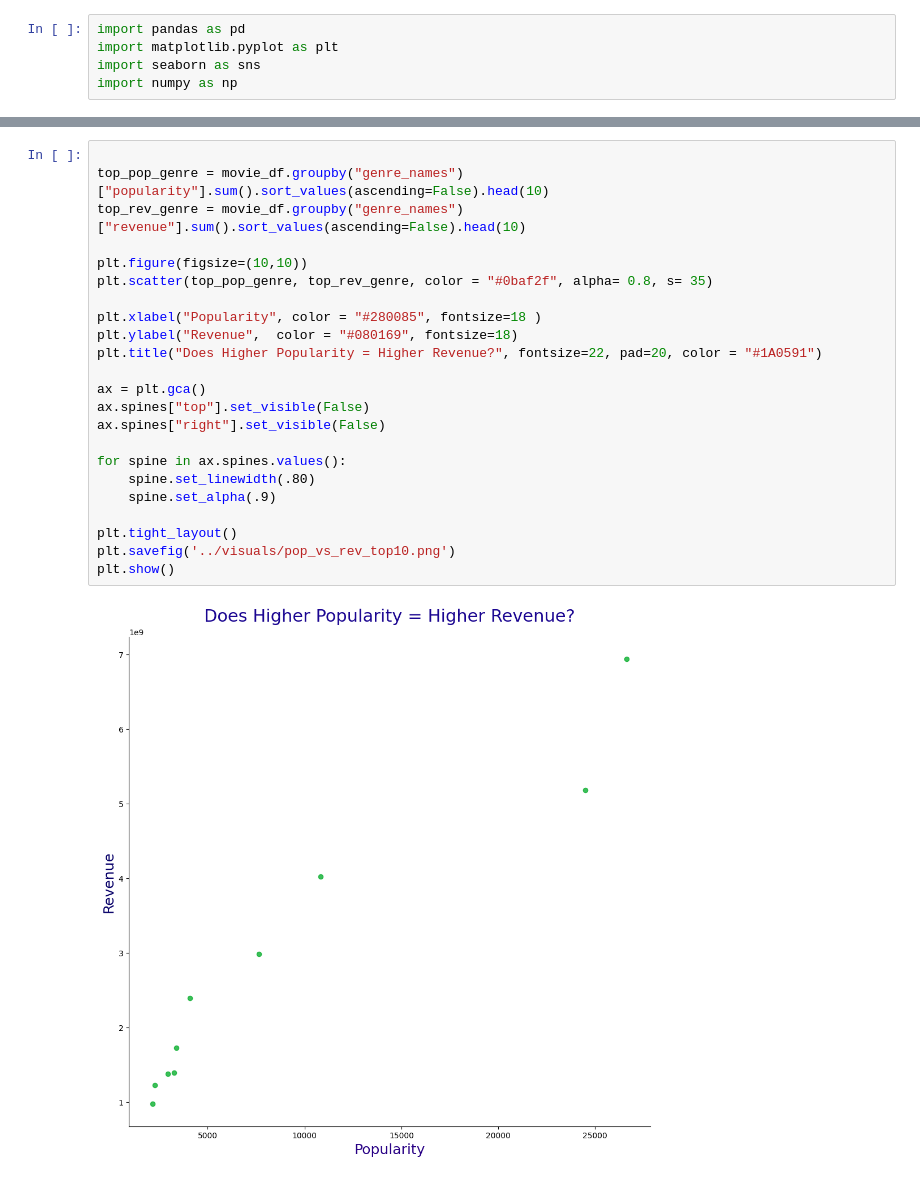
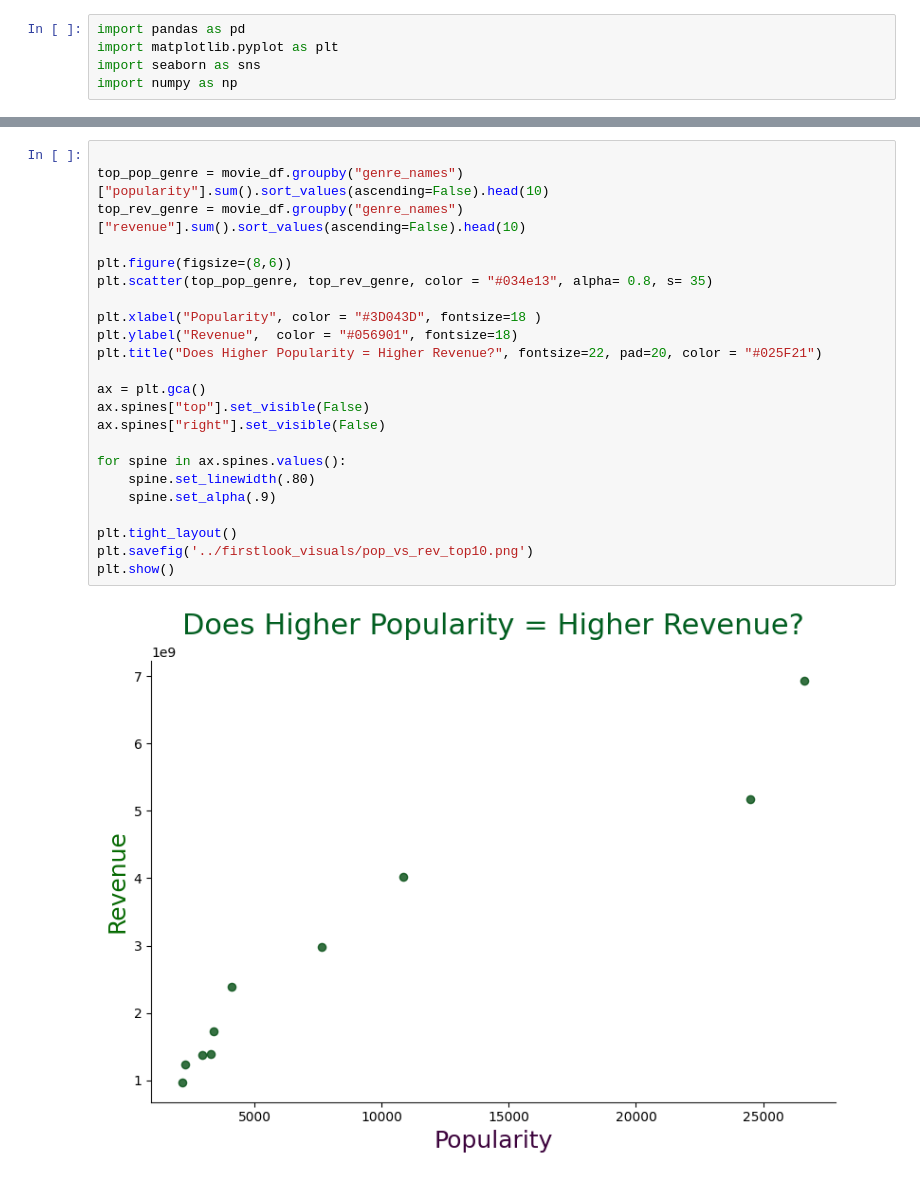
Before and after one commit to JessicaLindsey5514/HorrorMovieAnalysis, a Jupyter notebook: notebooks/firstlook_visuals.ipynb, the cells around one changed output, grey strips where cells are left out. Drawn from its saved outputs; the diff is of its cells as text.

```diff
--- a/notebooks/firstlook_visuals.ipynb
+++ b/notebooks/firstlook_visuals.ipynb
@@ -190,27 +163,27 @@ plt.show()
 # %%
 
 top_pop_genre = movie_df.groupby("genre_names")["popularity"].sum().sort_values(ascending=False).head(10)
 top_rev_genre = movie_df.groupby("genre_names")["revenue"].sum().sort_values(ascending=False).head(10)
 
-plt.figure(figsize=(10,10))
-plt.scatter(top_pop_genre, top_rev_genre, color = "#0baf2f", alpha= 0.8, s= 35)
+plt.figure(figsize=(8,6))
+plt.scatter(top_pop_genre, top_rev_genre, color = "#034e13", alpha= 0.8, s= 35)
 
-plt.xlabel("Popularity", color = "#280085", fontsize=18 )
-plt.ylabel("Revenue",  color = "#080169", fontsize=18)
-plt.title("Does Higher Popularity = Higher Revenue?", fontsize=22, pad=20, color = "#1A0591")
+plt.xlabel("Popularity", color = "#3D043D", fontsize=18 )
+plt.ylabel("Revenue",  color = "#056901", fontsize=18)
+plt.title("Does Higher Popularity = Higher Revenue?", fontsize=22, pad=20, color = "#025F21")
 
 ax = plt.gca()
 ax.spines["top"].set_visible(False)
 ax.spines["right"].set_visible(False)
 
 for spine in ax.spines.values():
     spine.set_linewidth(.80)
     spine.set_alpha(.9)
 
 plt.tight_layout()
-plt.savefig('../visuals/pop_vs_rev_top10.png')
+plt.savefig('../firstlook_visuals/pop_vs_rev_top10.png')
 plt.show()
 # %% [output]
-[figure, old version]
+[figure, new version]
 # %%
 release_data = movie_df['release_date']
```
Also changed, not shown: parts of 12 cells of this notebook, 33 other files.
